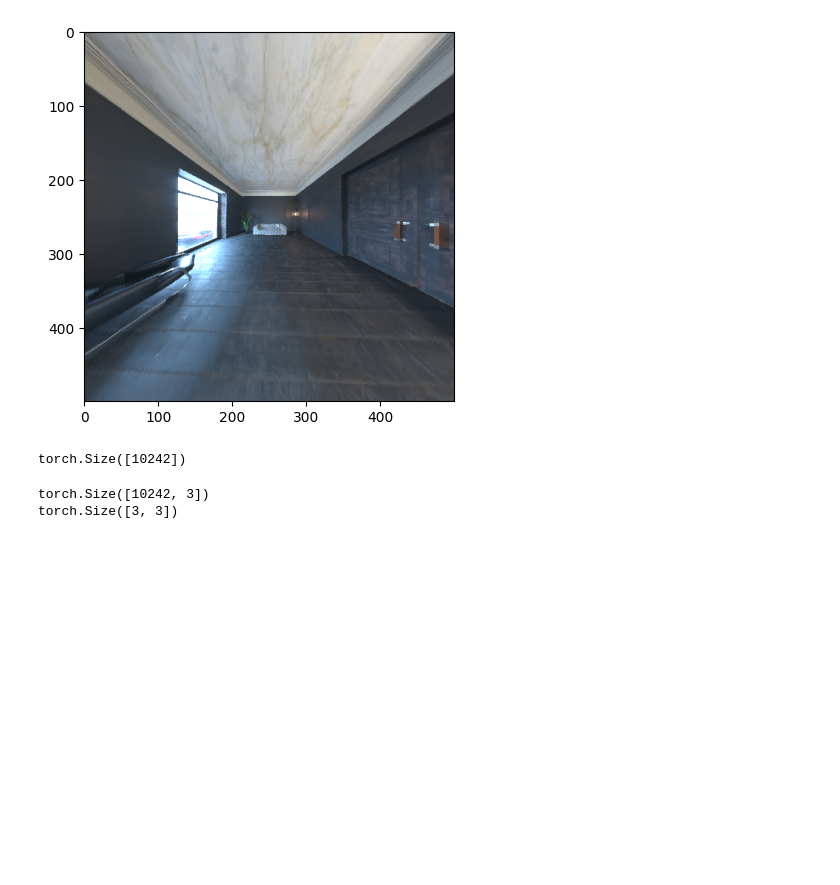
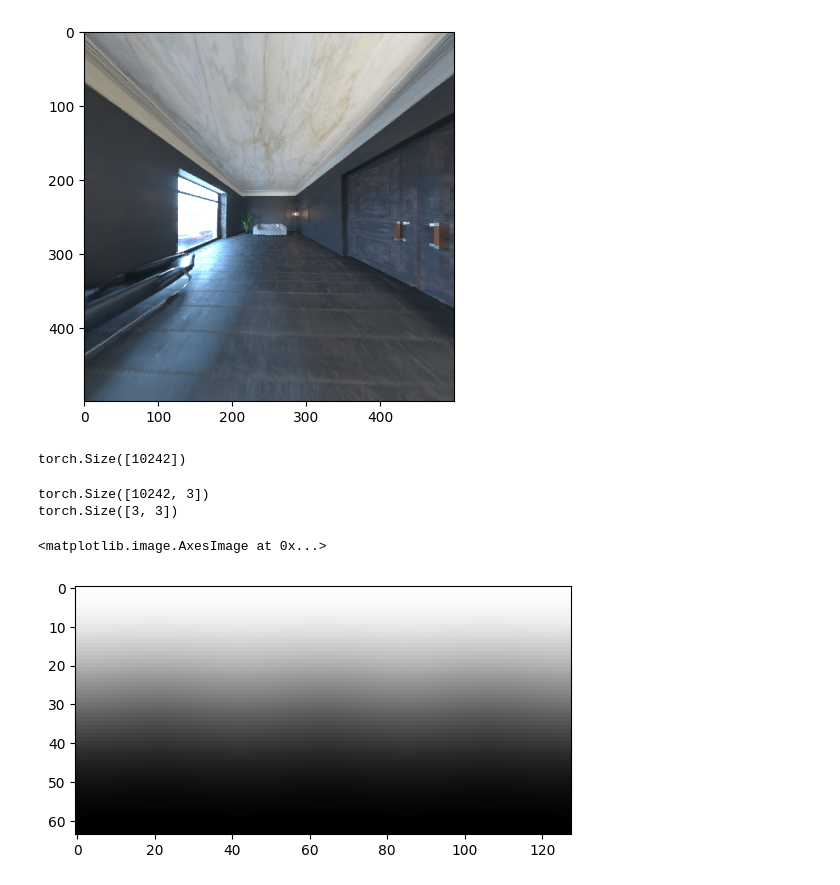
Before and after one commit to JADGardner/ns_reni, a Jupyter notebook: reni/notebooks/reni_tests.ipynb, the cells around one changed output. Drawn from its saved outputs; the diff is of its cells as text; code cells hidden in the pictures; blank space fills up the shorter version.

```diff
--- a/reni/notebooks/reni_tests.ipynb
+++ b/reni/notebooks/reni_tests.ipynb
@@ -545,0 +569,44 @@ imageio.imwrite('all_black.exr', all_black)
+# %%
+from nerfstudio.cameras.rays import Frustums, RayBundle, RaySamples
+from nerfstudio.cameras.cameras import Cameras, CameraType
+import torch
+
+cx = torch.tensor(128 // 2, dtype=torch.float32).repeat(1)
+cy = torch.tensor(64 // 2, dtype=torch.float32).repeat(1)
+fx = torch.tensor(64, dtype=torch.float32).repeat(1)
+fy = torch.tensor(64, dtype=torch.float32).repeat(1)
+
+c2w = torch.tensor([[[-1, 0, 0, 0],
+                     [0, 0, 1, 0],
+                     [0, 1, 0, 0]]], dtype=torch.float32).repeat(1, 1, 1)
+
+cameras = Cameras(fx=fx, fy=fy, cx=cx, cy=cy, camera_to_worlds=c2w, camera_type=CameraType.EQUIRECTANGULAR)
+
+ray_bundle = cameras.generate_rays(camera_indices=0, keep_shape=True)
+ray_bundle = ray_bundle.reshape(-1)
+ray_bundle.camera_indices = ray_bundle.camera_indices.to('cpu')
+ray_bundle.directions = ray_bundle.directions.to('cpu')
+
+ray_samples = RaySamples(frustums=Frustums(origins=ray_bundle.origins,
+                                            directions=ray_bundle.directions,
+                                            starts=torch.zeros_like(ray_bundle.origins[:, 0]),
+                                            ends=torch.ones_like(ray_bundle.origins[:, 0]),
+                                            pixel_area=torch.ones_like(ray_bundle.origins[:, 0])),
+                          camera_indices=ray_bundle.camera_indices)
+
+# get outputs
+outputs = field(ray_samples, rotation=None)
+# %%
+from reni.field_components.field_heads import RENIFieldHeadNames
+rgb = outputs[RENIFieldHeadNames.RGB]
+# %%
+from matplotlib import pyplot as plt
+import numpy as np
+
+rgb = rgb.reshape(64, 128, 3)
+# scale to 0-1
+rgb = (rgb - rgb.min()) / (rgb.max() - rgb.min())
+plt.imshow(rgb.cpu().detach().numpy())
+# %% [output]
+<matplotlib.image.AxesImage at 0x...>
+[figure, added]
```
Also changed, not shown: parts of 9 cells of this notebook, 11 other files.
